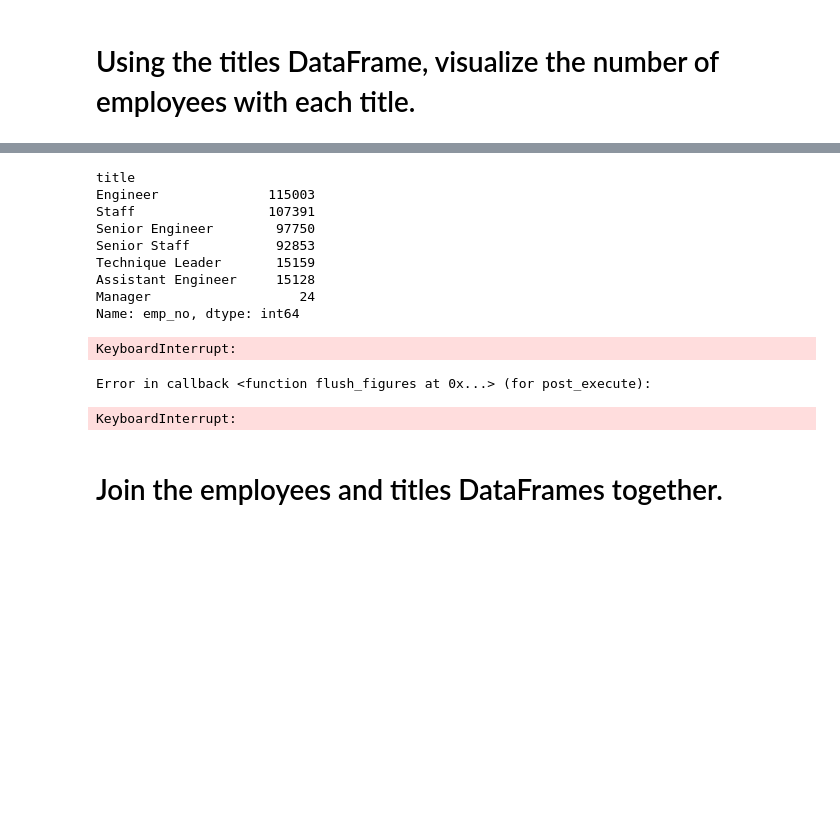
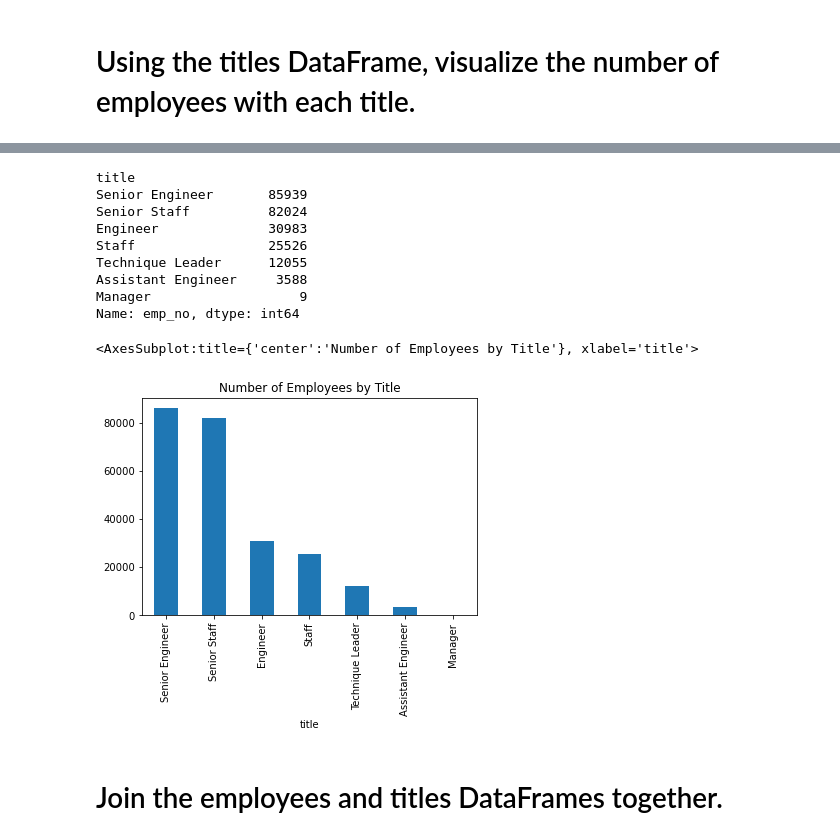
Before and after one commit to Johndsalas/lesson_prep, a Jupyter notebook: advanced_dataframes_exercises.ipynb, the cells around one changed output, grey strips where cells are left out. Drawn from its saved outputs; the diff is of its cells as text; code cells hidden in the pictures; blank space fills up the shorter version.

```diff
--- a/advanced_dataframes_exercises.ipynb
+++ b/advanced_dataframes_exercises.ipynb
@@ -676,0 +664,2 @@ titles.head()
+# %%
+titles['to_date'] = titles.to_date.apply(lambda value : str(value).strip())
@@ -677,18 +675,12 @@ titles.head()
 # %%
-titles.groupby('title').emp_no.agg('count').sort_values(ascending=False)
+titles[titles.to_date == '9999-01-01'].groupby('title').emp_no.agg('count').sort_values(ascending=False)
 # %% [output]
 title
-Engineer              115003
-Staff                 107391
-Senior Engineer        97750
-Senior Staff           92853
-Technique Leader       15159
-Assistant Engineer     15128
-Manager                   24
+Senior Engineer       85939
+Senior Staff          82024
+Engineer              30983
+Staff                 25526
+Technique Leader      12055
+Assistant Engineer     3588
+Manager                   9
 Name: emp_no, dtype: int64
-# %%
-titles.plot.bar('title')
-# %% [output]
-KeyboardInterrupt:
-Error in callback <function flush_figures at 0x...> (for post_execute):
-KeyboardInterrupt:
@@ -697,2 +687,7 @@ titles.groupby('title').emp_no.agg('count').sort_values(ascending=False).to_list
+# %%
+titles[titles.to_date == '9999-01-01'].groupby('title').emp_no.agg('count').sort_values(ascending=False).plot(kind='bar', title='Number of Employees by Title')
+# %% [output]
+<AxesSubplot:title={'center':'Number of Employees by Title'}, xlabel='title'>
+[figure, added]
 # %% [markdown]
 # Join the employees and titles DataFrames together.
```
Also changed, not shown: parts of 18 cells of this notebook.
